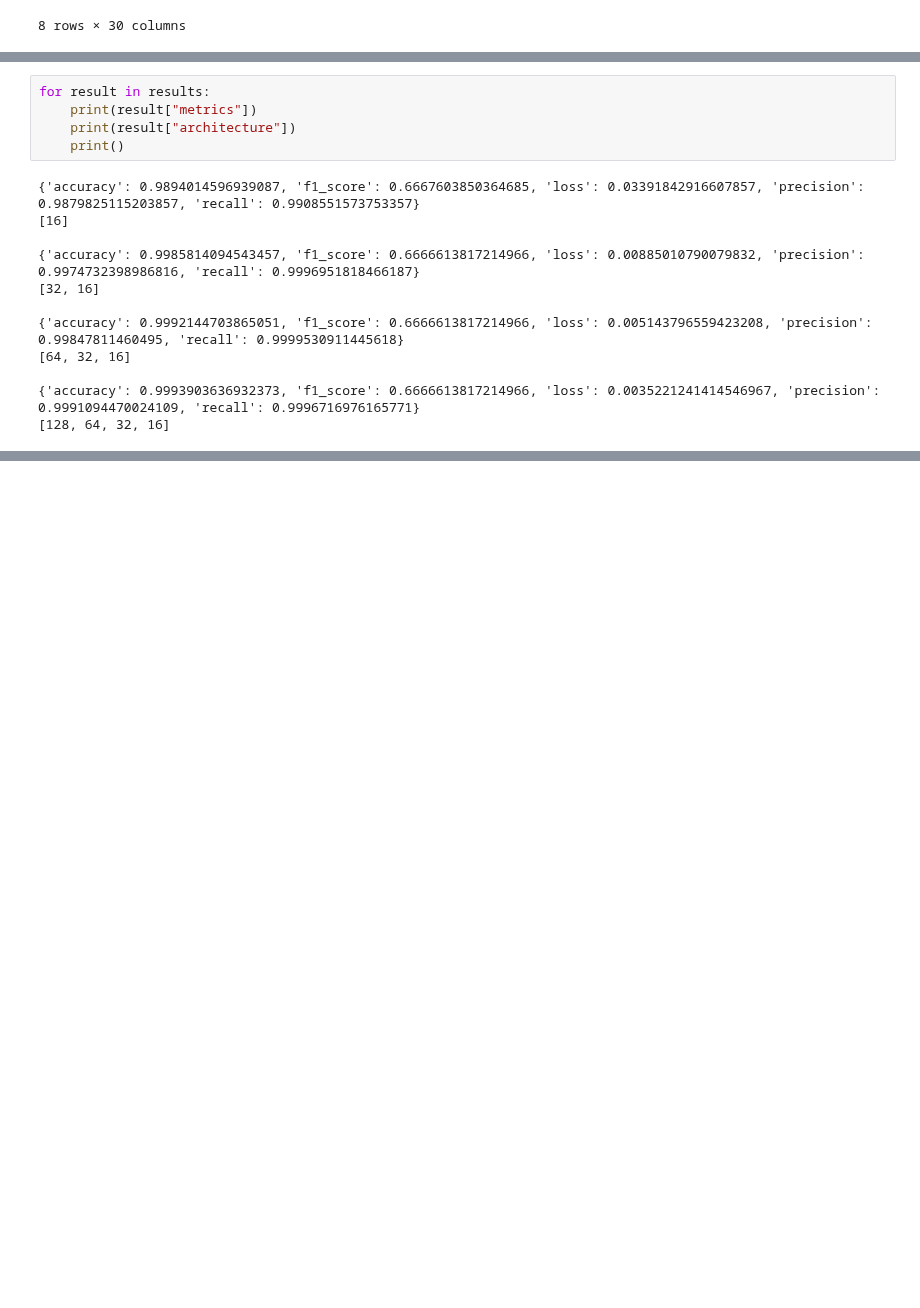
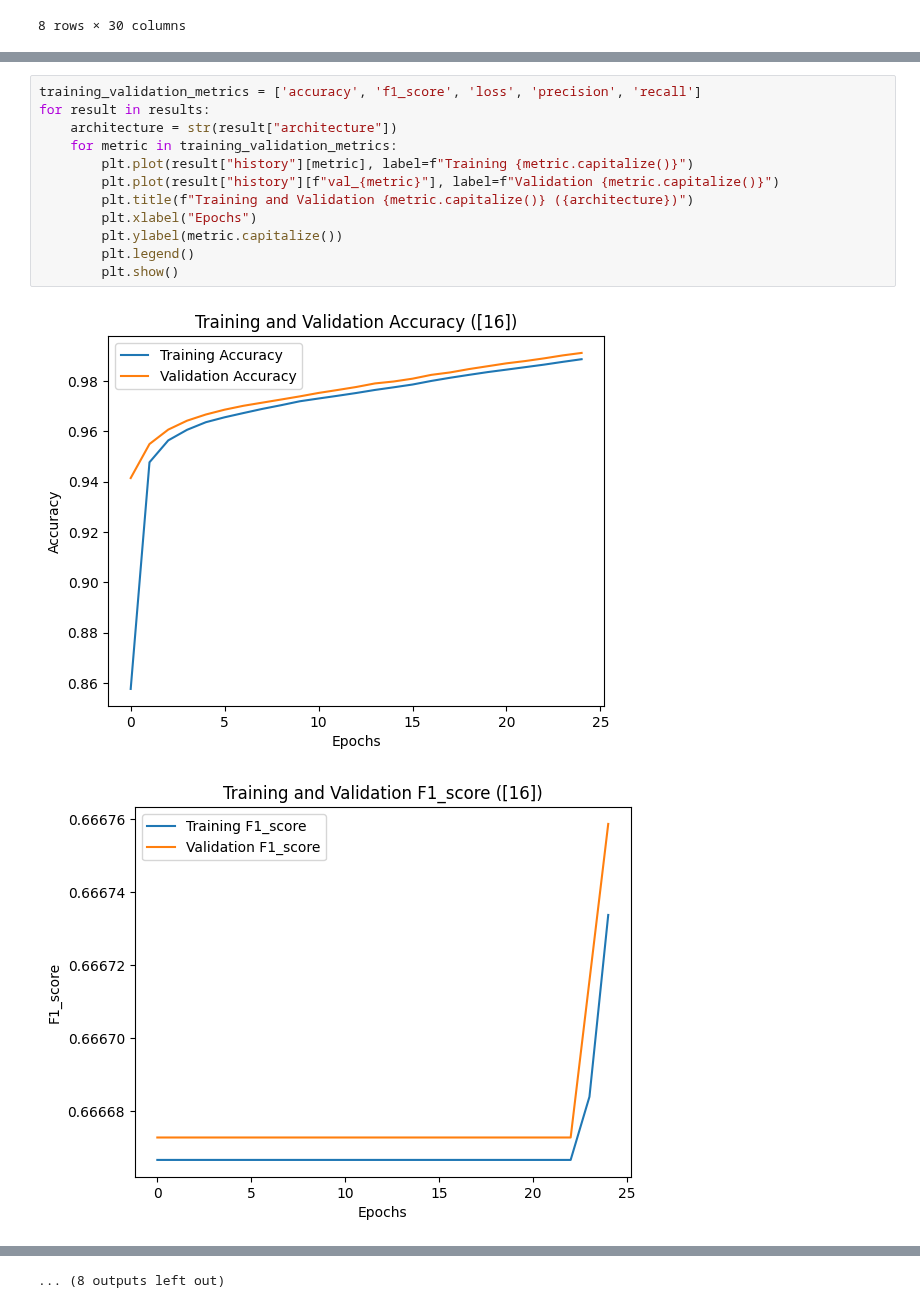
Before and after one commit to tkleg/SSE682-Capstone, a Jupyter notebook: basic.ipynb, the cells around one changed output, grey strips where cells are left out. Cells and saved outputs as stored; diff of their text form; blank space fills up the shorter version.

Commit message:
good results

```diff
--- a/basic.ipynb
+++ b/basic.ipynb
@@ -136,17 +137,15 @@ results = [run_model(architecture, num_input_features=29) for architecture in ar
-# %%
-for result in results:
-    print(result["metrics"])
-    print(result["architecture"])
-    print()
-# %% [output]
-{'accuracy': 0.9894014596939087, 'f1_score': 0.6667603850364685, 'loss': 0.03391842916607857, 'precision': 0.9879825115203857, 'recall': 0.9908551573753357}
-[16]
-
-{'accuracy': 0.9985814094543457, 'f1_score': 0.6666613817214966, 'loss': 0.00885010790079832, 'precision': 0.9974732398986816, 'recall': 0.9996951818466187}
-[32, 16]
-
-{'accuracy': 0.9992144703865051, 'f1_score': 0.6666613817214966, 'loss': 0.005143796559423208, 'precision': 0.99847811460495, 'recall': 0.9999530911445618}
-[64, 32, 16]
-
-{'accuracy': 0.9993903636932373, 'f1_score': 0.6666613817214966, 'loss': 0.0035221241414546967, 'precision': 0.9991094470024109, 'recall': 0.9996716976165771}
-[128, 64, 32, 16]
+# %%
+training_validation_metrics = ['accuracy', 'f1_score', 'loss', 'precision', 'recall']
+for result in results:
+    architecture = str(result["architecture"])
+    for metric in training_validation_metrics:
+        plt.plot(result["history"][metric], label=f"Training {metric.capitalize()}")
+        plt.plot(result["history"][f"val_{metric}"], label=f"Validation {metric.capitalize()}")
+        plt.title(f"Training and Validation {metric.capitalize()} ({architecture})")
+        plt.xlabel("Epochs")
+        plt.ylabel(metric.capitalize())
+        plt.legend()
+        plt.show()
+# %% [output]
+[figure, added]
+[figure, added]
@@ -152,0 +162 @@ for result in results:
+... (8 outputs left out)
```
Also changed, not shown: parts of 4 cells of this notebook.
